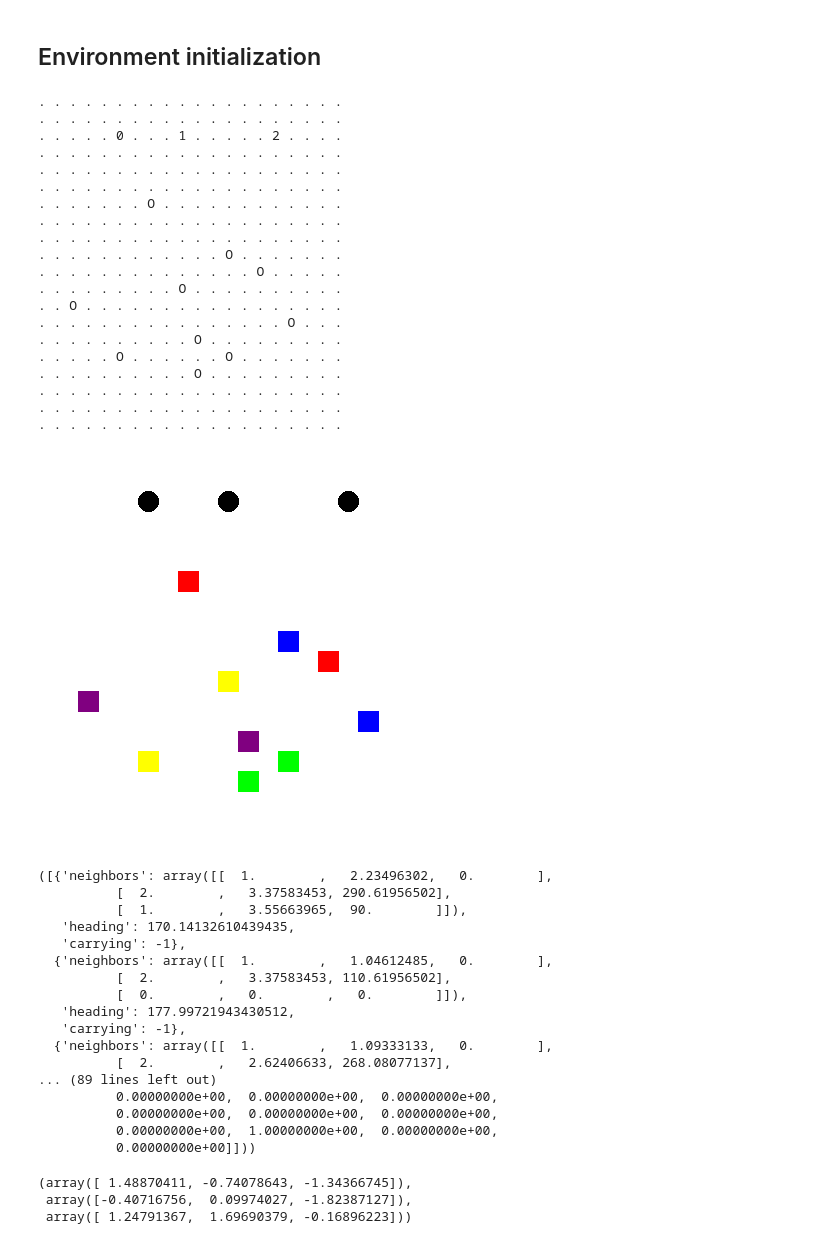
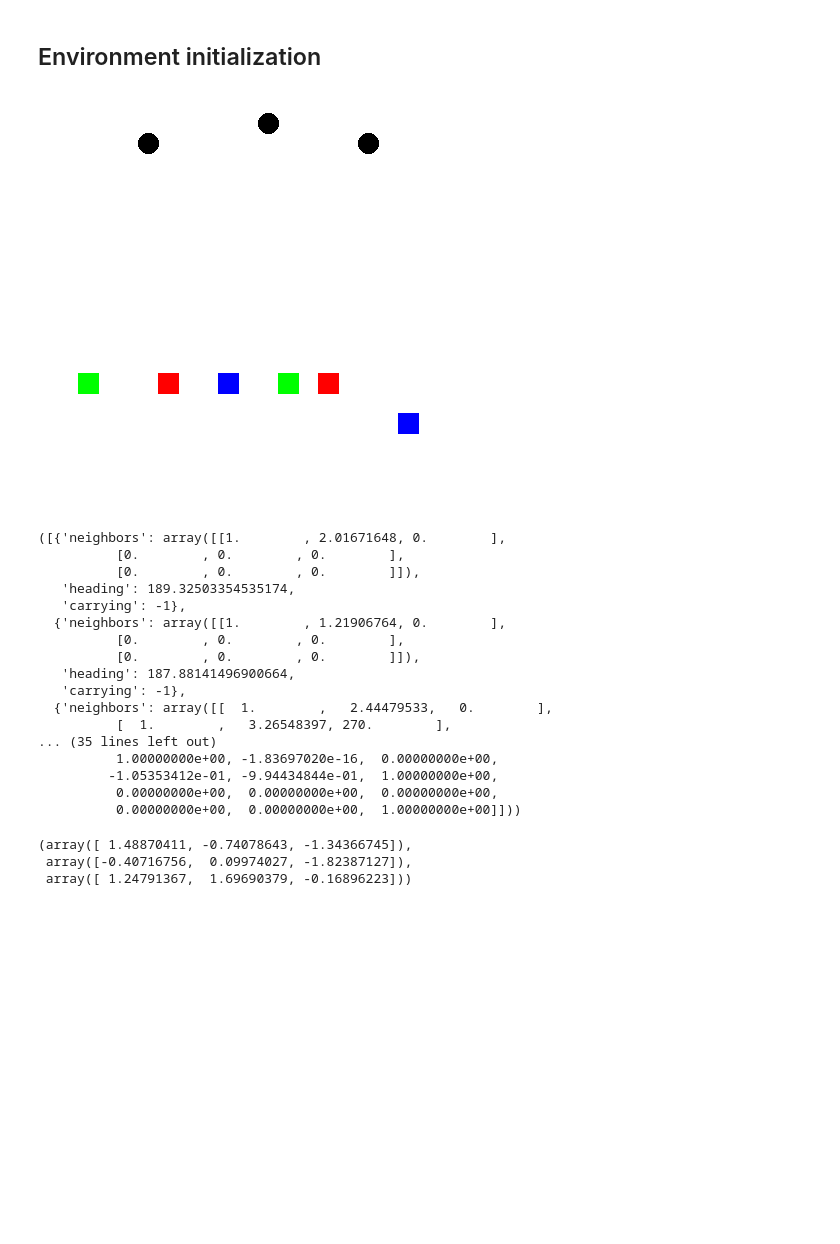
Before and after one commit to lorenzoleuzzi1/lifelong_evolutionary_swarms, a Jupyter notebook: env_demo.ipynb, the cells around one changed output. Drawn from its saved outputs; the diff is of its cells as text; code cells hidden in the pictures; blank space fills up the shorter version.

```diff
--- a/env_demo.ipynb
+++ b/env_demo.ipynb
@@ -59,51 +59,32 @@ environment.REWARD_PICK, environment.REWARD_DROP
 # %% [markdown]
 ## Environment initialization
 # %%
-env = environment.SwarmForagingEnv(target_color= environment.GREEN, n_agents = 3, n_blocks = 10, distribution="uniform")
-initial_obs, _ = env.reset(seed = 3)
-env.render()
+env = environment.SwarmForagingEnv(target_color= environment.GREEN, n_agents = 3, n_blocks = 6, distribution="uniform", blocks_in_line=True, n_colors=3)
+# env.rate_target_block = 0.4
+initial_obs, _ = env.reset()
+env.render(False)
 # %% [output]
-. . . . . . . . . . . . . . . . . . . .
-. . . . . . . . . . . . . . . . . . . .
-. . . . . 0 . . . 1 . . . . . 2 . . . .
-. . . . . . . . . . . . . . . . . . . .
-. . . . . . . . . . . . . . . . . . . .
-. . . . . . . . . . . . . . . . . . . .
-. . . . . . . O . . . . . . . . . . . .
-. . . . . . . . . . . . . . . . . . . .
-. . . . . . . . . . . . . . . . . . . .
-. . . . . . . . . . . . O . . . . . . .
-. . . . . . . . . . . . . . O . . . . .
-. . . . . . . . . O . . . . . . . . . .
-. . O . . . . . . . . . . . . . . . . .
-. . . . . . . . . . . . . . . . O . . .
-. . . . . . . . . . O . . . . . . . . .
-. . . . . O . . . . . . O . . . . . . .
-. . . . . . . . . . O . . . . . . . . .
-. . . . . . . . . . . . . . . . . . . .
-. . . . . . . . . . . . . . . . . . . .
-. . . . . . . . . . . . . . . . . . . .
-[figure, old version]
+[figure, new version]
 # %%
 initial_obs, env.process_observation(initial_obs)
 # %% [output]
-([{'neighbors': array([[  1.        ,   2.23496302,   0.        ],
-          [  2.        ,   3.37583453, 290.61956502],
-          [  1.        ,   3.55663965,  90.        ]]),
-   'heading': 170.14132610439435,
+([{'neighbors': array([[1.        , 2.01671648, 0.        ],
+          [0.        , 0.        , 0.        ],
+          [0.        , 0.        , 0.        ]]),
+   'heading': 189.32503354535174,
    'carrying': -1},
-  {'neighbors': array([[  1.        ,   1.04612485,   0.        ],
-          [  2.        ,   3.37583453, 110.61956502],
-          [  0.        ,   0.        ,   0.        ]]),
-   'heading': 177.99721943430512,
+  {'neighbors': array([[1.        , 1.21906764, 0.        ],
+          [0.        , 0.        , 0.        ],
+          [0.        , 0.        , 0.        ]]),
+   'heading': 187.88141496900664,
    'carrying': -1},
-  {'neighbors': array([[  1.        ,   1.09333133,   0.        ],
-          [  2.        ,   2.62406633, 268.08077137],
-... (89 lines left out)
+  {'neighbors': array([[  1.        ,   2.44479533,   0.        ],
+          [  1.        ,   3.26548397, 270.        ],
+... (35 lines left out)
+          1.00000000e+00, -1.83697020e-16,  0.00000000e+00,
+         -1.05353412e-01, -9.94434844e-01,  1.00000000e+00,
           0.00000000e+00,  0.00000000e+00,  0.00000000e+00,
-          0.00000000e+00,  0.00000000e+00,  0.00000000e+00,
-          0.00000000e+00,  1.00000000e+00,  0.00000000e+00,
-          0.00000000e+00]]))
+          0.00000000e+00,  0.00000000e+00,  1.00000000e+00]]))
 # %%
 env.action_space.sample()
 # %% [output]
```
Also changed, not shown: parts of 8 cells of this notebook, 6 other files.
